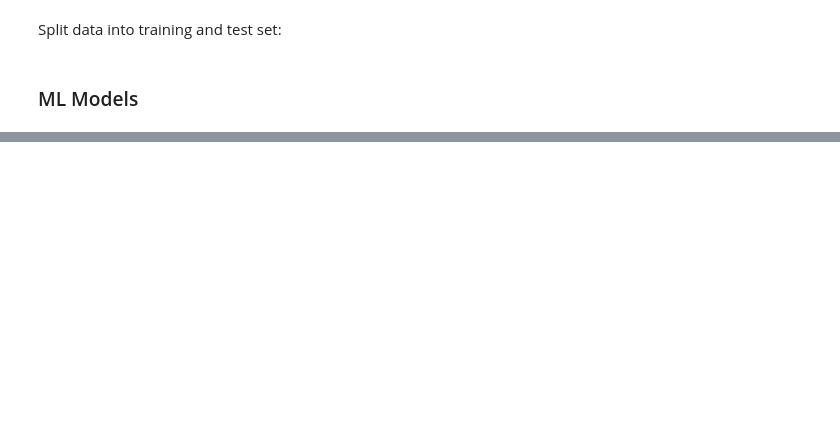
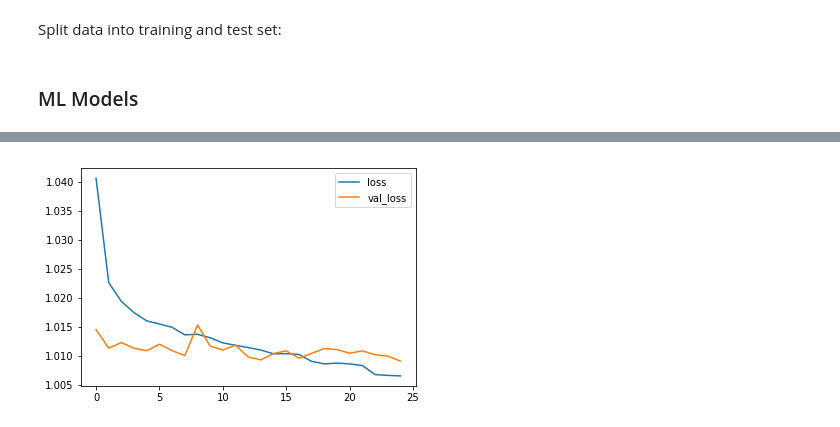
Before and after one commit to alexkapele/jane_street_prediction, a Jupyter notebook: jane_street.ipynb, the cells around one changed output, grey strips where cells are left out. Cells and saved outputs as stored; diff of their text form; code cells hidden in the pictures; blank space fills up the shorter version.

```diff
--- a/jane_street.ipynb
+++ b/jane_street.ipynb
@@ -481,0 +580,17 @@ plt.show()
+# %%
+#one-hot encode labels
+y_train_cat = pd.get_dummies(y_train)
+y_test_cat = pd.get_dummies(y_test)
+# %%
+from keras.models import Sequential
+from keras.layers import Dense
+from keras.layers import Dropout
+model = Sequential()
+model.add(Dense(128, input_dim=X_train.shape[1], activation='relu'))
+model.add(Dropout(0.3))
+model.add(Dense(64, activation='relu'))
+model.add(Dropout(0.3))
+model.add(Dense(32, activation='relu'))
+model.add(Dropout(0.3))
+model.add(Dense(3, activation='sigmoid'))
+model.summary()
@@ -481,0 +615,16 @@ plt.show()
+# %%
+model.compile(loss='categorical_crossentropy', optimizer='adam')
+# %%
+#Callback to plot loss while training
+from plot_learning import PlotLearning
+plot_learning = PlotLearning()
+# %%
+from keras.callbacks import EarlyStopping
+
+epochs = 25
+batch_size = 64
+
+hist = model.fit(X_train, y_train_cat, epochs=epochs, batch_size=batch_size, validation_data=[X_test,y_test_cat], callbacks=[plot_learning], verbose=0)
+#callbacks=[EarlyStopping(monitor='val_loss', patience=3, min_delta=0.0001)]
+# %% [output]
+[figure, added]
```
Also changed, not shown: parts of 21 cells of this notebook.
